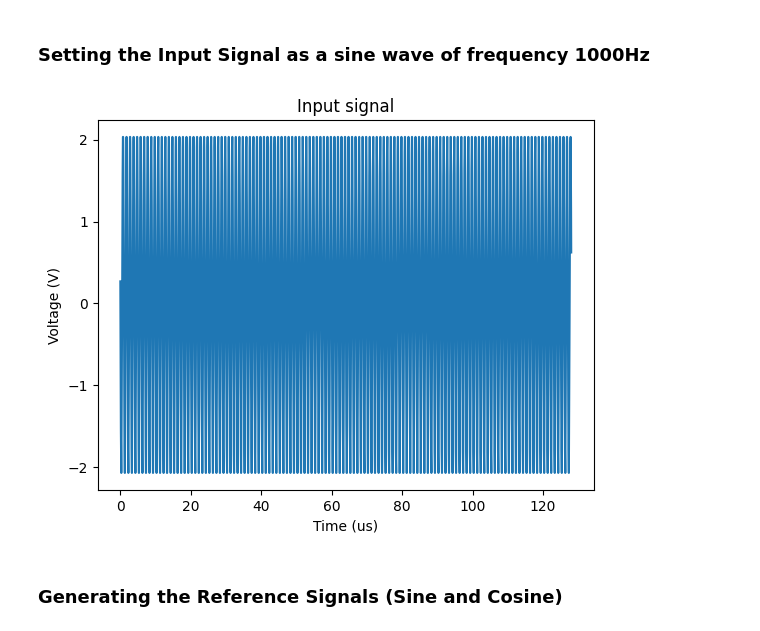
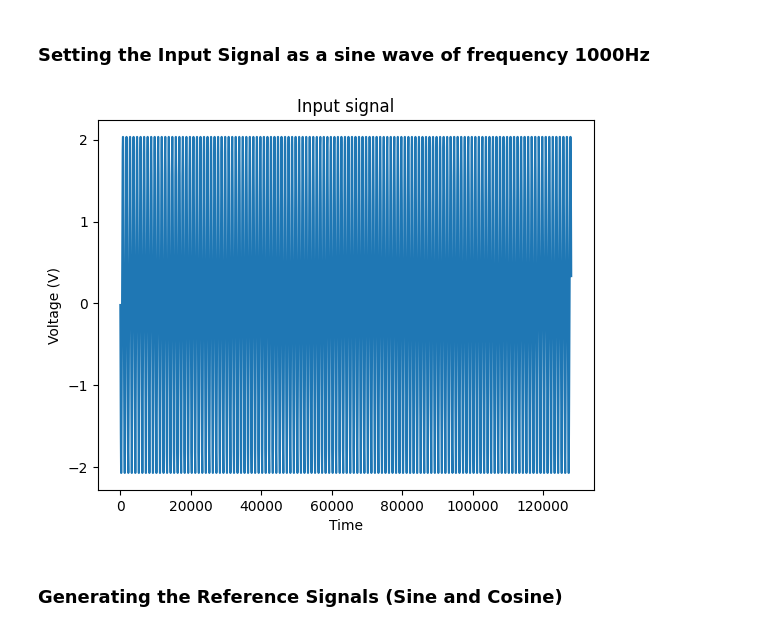
Before and after one commit to AdhilshaA/Lockin_expeyes, a Jupyter notebook: codes/process_fngenerator.ipynb, the cells around one changed output. Saved outputs shown, nothing was run; the diff lists cells and outputs as text; code cells hidden in the pictures.

```diff
--- a/codes/process_fngenerator.ipynb
+++ b/codes/process_fngenerator.ipynb
@@ -44,14 +44,13 @@ t,v = p.capture1('A1',N_sample,t_gap) # Captured input signal
 # %%
 # plotting the input signal
 
-import matplotlib.pyplot as plt
-plt.plot(t,v)
-plt.xlabel('Time (us)')
+plt.plot(t*1000,v)
+plt.xlabel('Time')
 plt.ylabel('Voltage (V)')
 plt.title('Input signal')
 plt.show()
 # %% [output]
-[figure, old version]
+[figure, new version]
 # %% [markdown]
 ### Generating the Reference Signals (Sine and Cosine)
 # %%
```
Also changed, not shown: parts of 1 cell of this notebook.
